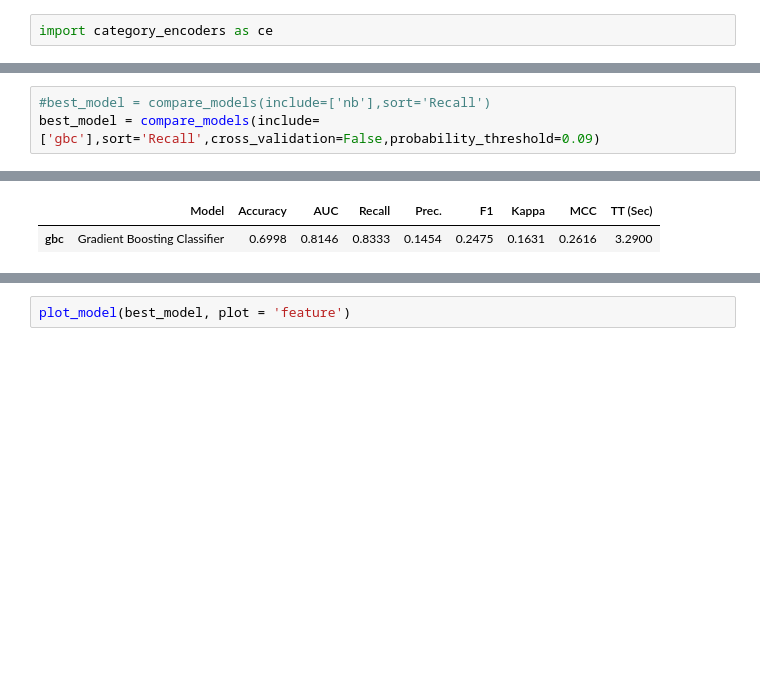
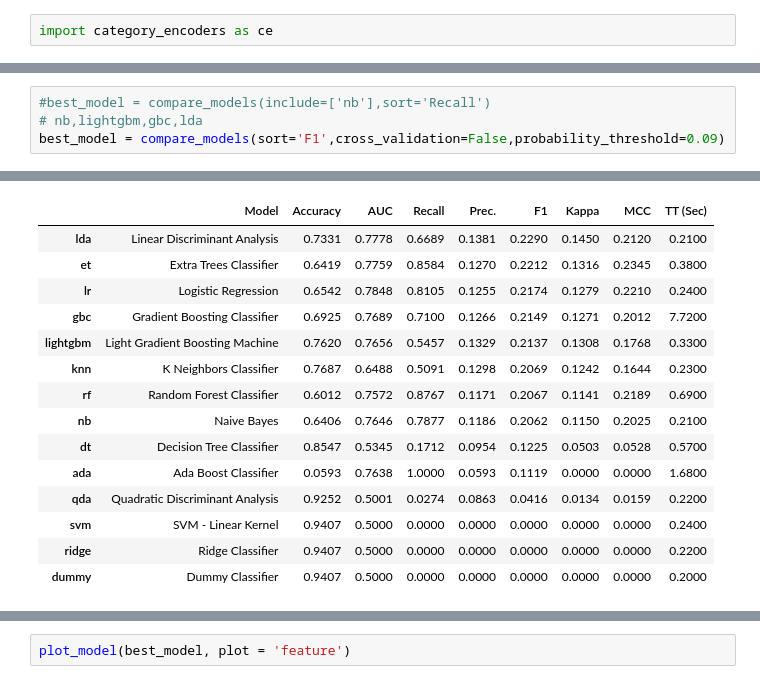
Before and after one commit to thewiredbear/Migrando_Internal_CodeOnly, a Jupyter notebook: shortForm_Encoding_Catboost.ipynb, the cells around one changed output, grey strips where cells are left out. Cells and saved outputs as stored; diff of their text form; blank space fills up the shorter version.

```diff
--- a/shortForm_Encoding_Catboost.ipynb
+++ b/shortForm_Encoding_Catboost.ipynb
@@ -88,10 +89,24 @@ test_Train
 # %%
 #best_model = compare_models(include=['nb'],sort='Recall')
-best_model = compare_models(include=['gbc'],sort='Recall',cross_validation=False,probability_threshold=0.09)
+# nb,lightgbm,gbc,lda
+best_model = compare_models(sort='F1',cross_validation=False,probability_threshold=0.09)
 # %% [output]
 [interactive output not drawn]
 |  | Model | Accuracy | AUC | Recall | Prec. | F1 | Kappa | MCC | TT (Sec) |
-| gbc | Gradient Boosting Classifier | 0.6998 | 0.8146 | 0.8333 | 0.1454 | 0.2475 | 0.1631 | 0.2616 | 3.2900 |
+| lda | Linear Discriminant Analysis | 0.7331 | 0.7778 | 0.6689 | 0.1381 | 0.2290 | 0.1450 | 0.2120 | 0.2100 |
+| et | Extra Trees Classifier | 0.6419 | 0.7759 | 0.8584 | 0.1270 | 0.2212 | 0.1316 | 0.2345 | 0.3800 |
+| lr | Logistic Regression | 0.6542 | 0.7848 | 0.8105 | 0.1255 | 0.2174 | 0.1279 | 0.2210 | 0.2400 |
+| gbc | Gradient Boosting Classifier | 0.6925 | 0.7689 | 0.7100 | 0.1266 | 0.2149 | 0.1271 | 0.2012 | 7.7200 |
+| lightgbm | Light Gradient Boosting Machine | 0.7620 | 0.7656 | 0.5457 | 0.1329 | 0.2137 | 0.1308 | 0.1768 | 0.3300 |
+| knn | K Neighbors Classifier | 0.7687 | 0.6488 | 0.5091 | 0.1298 | 0.2069 | 0.1242 | 0.1644 | 0.2300 |
+| rf | Random Forest Classifier | 0.6012 | 0.7572 | 0.8767 | 0.1171 | 0.2067 | 0.1141 | 0.2189 | 0.6900 |
+| nb | Naive Bayes | 0.6406 | 0.7646 | 0.7877 | 0.1186 | 0.2062 | 0.1150 | 0.2025 | 0.2100 |
+| dt | Decision Tree Classifier | 0.8547 | 0.5345 | 0.1712 | 0.0954 | 0.1225 | 0.0503 | 0.0528 | 0.5700 |
+| ada | Ada Boost Classifier | 0.0593 | 0.7638 | 1.0000 | 0.0593 | 0.1119 | 0.0000 | 0.0000 | 1.6800 |
+| qda | Quadratic Discriminant Analysis | 0.9252 | 0.5001 | 0.0274 | 0.0863 | 0.0416 | 0.0134 | 0.0159 | 0.2200 |
+| svm | SVM - Linear Kernel | 0.9407 | 0.5000 | 0.0000 | 0.0000 | 0.0000 | 0.0000 | 0.0000 | 0.2400 |
+| ridge | Ridge Classifier | 0.9407 | 0.5000 | 0.0000 | 0.0000 | 0.0000 | 0.0000 | 0.0000 | 0.2200 |
+| dummy | Dummy Classifier | 0.9407 | 0.5000 | 0.0000 | 0.0000 | 0.0000 | 0.0000 | 0.0000 | 0.2000 |
 [interactive output not drawn]
 # %%
 plot_model(best_model, plot = 'confusion_matrix')
```
Also changed, not shown: parts of 4 cells of this notebook, 2 other files.
